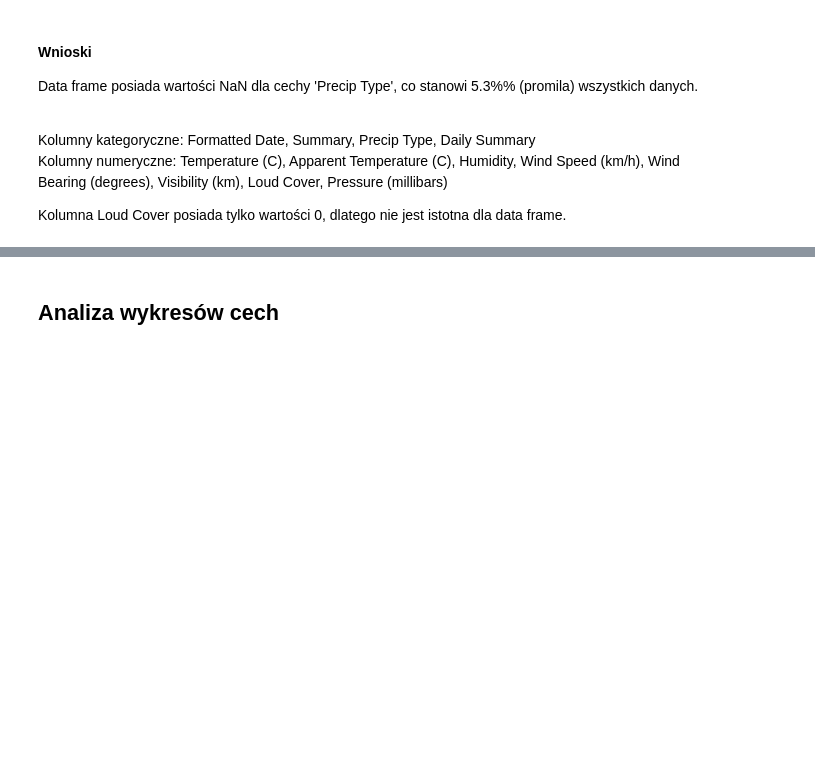
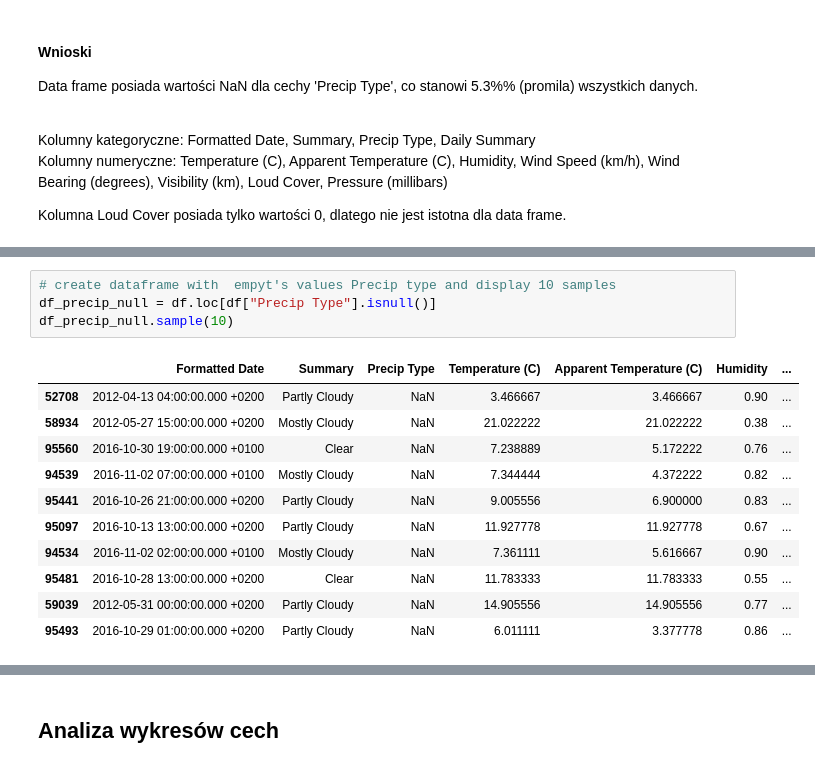
Before and after one commit to guzweronika/weather_project_SDA, a Jupyter notebook: weatherHistory.ipynb, the cells around one changed output, grey strips where cells are left out. Saved outputs shown, nothing was run; the diff lists cells and outputs as text; blank space fills up the shorter version.

```diff
--- a/weatherHistory.ipynb
+++ b/weatherHistory.ipynb
@@ -231,0 +102,16 @@ df.head()
+# %%
+# create dataframe with  empyt's values Precip type and display 10 samples
+df_precip_null = df.loc[df["Precip Type"].isnull()]
+df_precip_null.sample(10)
+# %% [output]
+|  | Formatted Date | Summary | Precip Type | Temperature (C) | Apparent Temperature (C) | Humidity | ... |
+| 52708 | 2012-04-13 04:00:00.000 +0200 | Partly Cloudy | NaN | 3.466667 | 3.466667 | 0.90 | ... |
+| 58934 | 2012-05-27 15:00:00.000 +0200 | Mostly Cloudy | NaN | 21.022222 | 21.022222 | 0.38 | ... |
+| 95560 | 2016-10-30 19:00:00.000 +0100 | Clear | NaN | 7.238889 | 5.172222 | 0.76 | ... |
+| 94539 | 2016-11-02 07:00:00.000 +0100 | Mostly Cloudy | NaN | 7.344444 | 4.372222 | 0.82 | ... |
+| 95441 | 2016-10-26 21:00:00.000 +0200 | Partly Cloudy | NaN | 9.005556 | 6.900000 | 0.83 | ... |
+| 95097 | 2016-10-13 13:00:00.000 +0200 | Partly Cloudy | NaN | 11.927778 | 11.927778 | 0.67 | ... |
+| 94534 | 2016-11-02 02:00:00.000 +0100 | Mostly Cloudy | NaN | 7.361111 | 5.616667 | 0.90 | ... |
+| 95481 | 2016-10-28 13:00:00.000 +0200 | Clear | NaN | 11.783333 | 11.783333 | 0.55 | ... |
+| 59039 | 2012-05-31 00:00:00.000 +0200 | Partly Cloudy | NaN | 14.905556 | 14.905556 | 0.77 | ... |
+| 95493 | 2016-10-29 01:00:00.000 +0200 | Partly Cloudy | NaN | 6.011111 | 3.377778 | 0.86 | ... |
```
Also changed, not shown: parts of 64 cells of this notebook.
